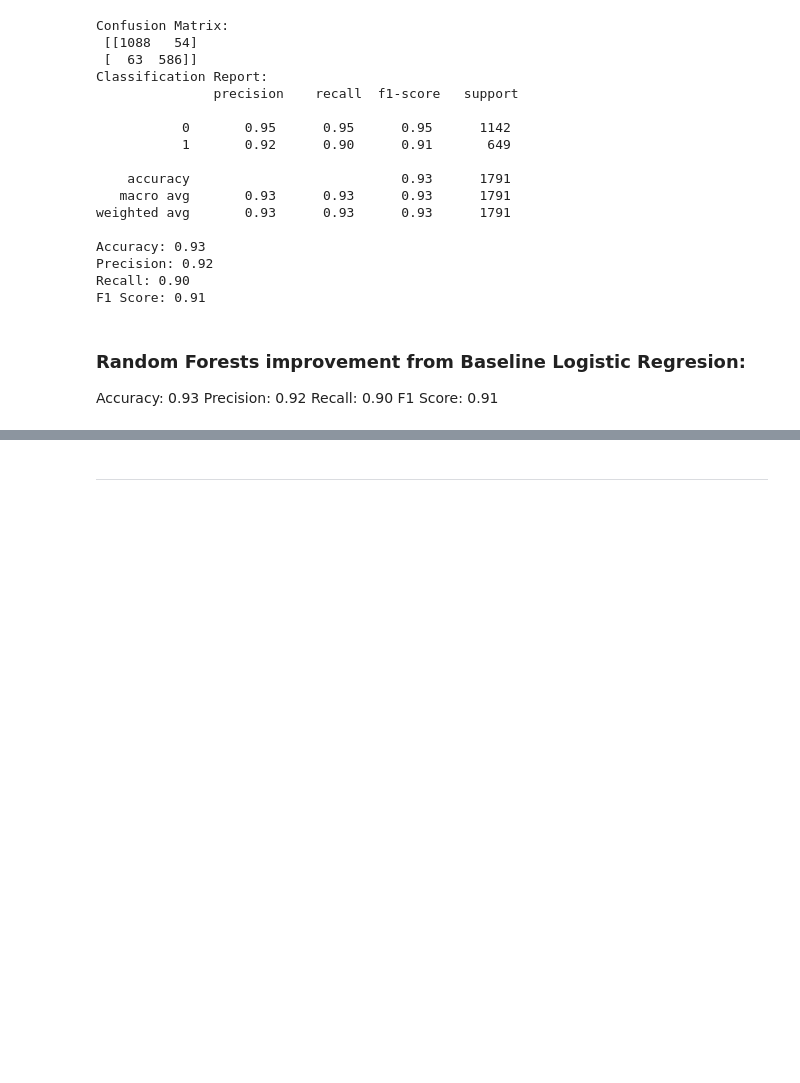
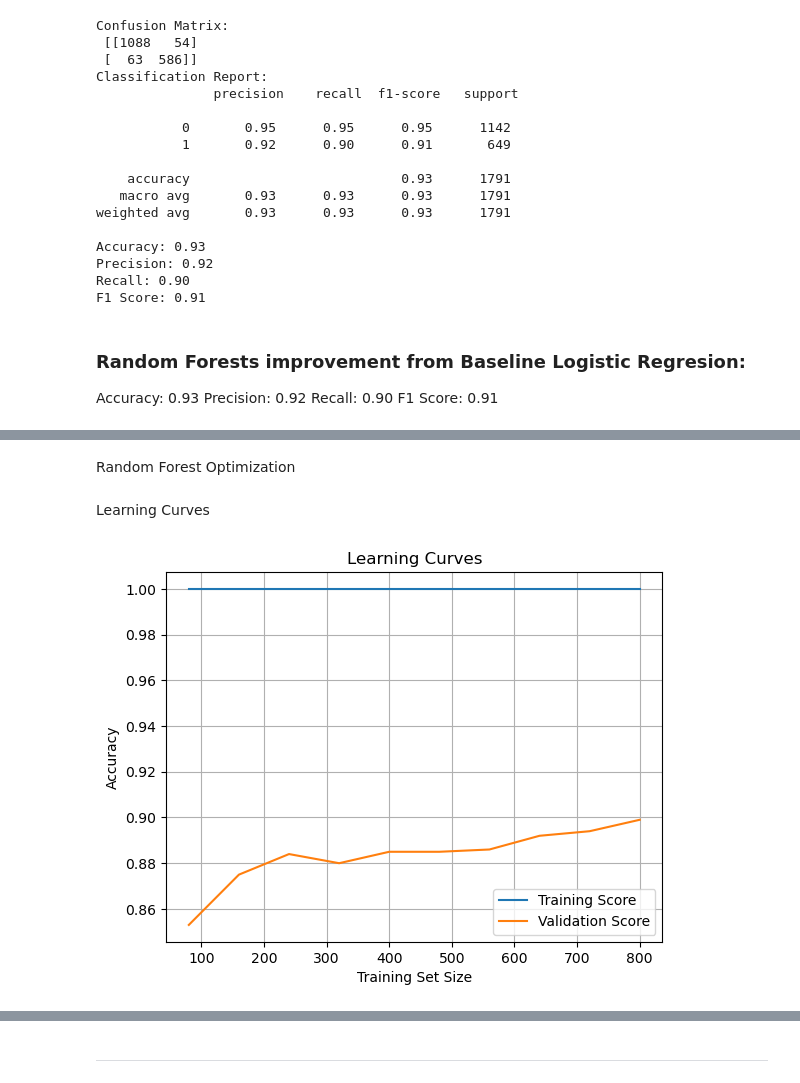
Before and after one commit to yuledez/Project_4_lead_scoring, a Jupyter notebook: lead_scoring_project4_YL.ipynb, the cells around one changed output, grey strips where cells are left out. Saved outputs shown, nothing was run; the diff lists cells and outputs as text; code cells hidden in the pictures; blank space fills up the shorter version.

```diff
--- a/lead_scoring_project4_YL.ipynb
+++ b/lead_scoring_project4_YL.ipynb
@@ -3021,0 +3129,32 @@ F1 Score: 0.91 </br>
+# %% [markdown]
+Random Forest Optimization
+# %% [markdown]
+Learning Curves
+# %%
+
+
+# Generate synthetic data
+X, y = make_classification(n_samples=1000, n_features=20, random_state=42)
+
+# Initialize RandomForestClassifier
+model = RandomForestClassifier(random_state=42)
+
+# Compute the learning curve
+train_sizes, train_scores, val_scores = learning_curve(model, X, y, cv=5, n_jobs=-1,
+                                                       train_sizes=np.linspace(0.1, 1.0, 10))
+
+# Calculate average and standard deviation for training and validation scores
+train_scores_mean = np.mean(train_scores, axis=1)
+val_scores_mean = np.mean(val_scores, axis=1)
+
+# Plot learning curves
+plt.plot(train_sizes, train_scores_mean, label="Training Score")
+plt.plot(train_sizes, val_scores_mean, label="Validation Score")
+plt.xlabel("Training Set Size")
+plt.ylabel("Accuracy")
+plt.title("Learning Curves")
+plt.legend()
+plt.grid()
+plt.show()
+# %% [output]
+[figure, added]
```
Also changed, not shown: parts of 36 cells of this notebook.
